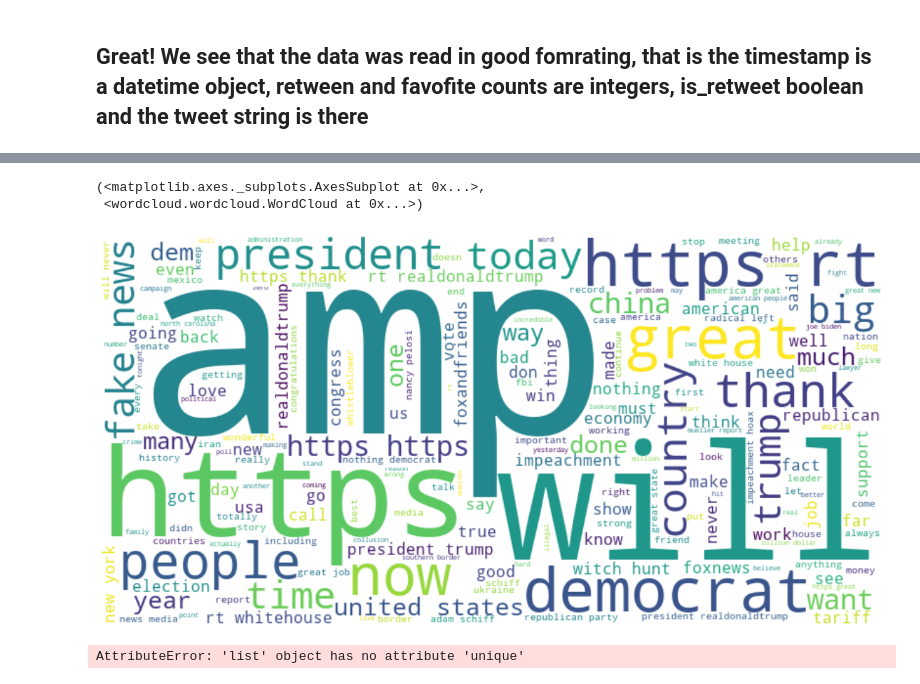
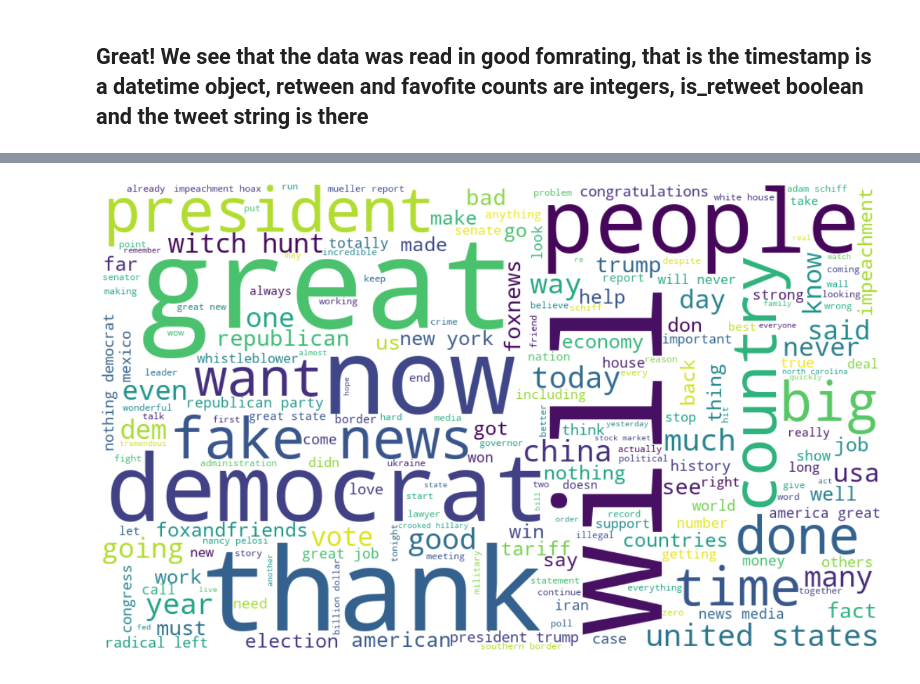
Before and after one commit to emmanuel-garza/presidential-tweets, a Jupyter notebook: exploratory_data_analysis.ipynb, the cells around one changed output, grey strips where cells are left out. Drawn from its saved outputs; the diff is of its cells as text; code cells hidden in the pictures.

```diff
--- a/exploratory_data_analysis.ipynb
+++ b/exploratory_data_analysis.ipynb
@@ -123,5 +132,42 @@ def token_text(text):
+# %%
+def token_text(text):
+    """
+    Tokenize and cleanup text
+    """
+    # Remove hyperlinks
+    text = re.sub("http.*s?", "", text)
+
+    # Remove ampersand (which is in text) and replace it with 'AND'
+    text = re.sub("&.*amp;?", "AND", text)
+
+    # Split into words using NLTK's word tokenizer
+    words = tokenize.word_tokenize(text)
+
+    # Convert to lowercase and remove punctuation signs
+    words = [w.lower() for w in words if w.isalpha()]
+
+    return words
+
+def token_text_caps(text):
+    """
+    Tokenize for ALL CAPS -> Trump tweets
+    """
+    # Remove hyperlinks
+    text = re.sub("http.*s?", "", text)
+
+    # Remove ampersand (which is in text) and replace it with 'AND'
+    text = re.sub("&.*amp;?", "AND", text)
+
+    # Split into words using NLTK's word tokenizer
+    words = tokenize.word_tokenize(text)
+
+    # Convert to lowercase and remove punctuation signs
+    words = [w for w in words if (w.isalpha() and w.isupper())]
+
+    return words
 # %%
 df['words'] = df.text.apply(token_text)
+df['words_caps'] = df.text.apply(token_text_caps)
 # %%
 df.head(n=20)
 # %% [output]
@@ -145,21 +191,15 @@ df.head(n=20)
 # %%
-
 def plot_wordcloud(words, ax=None, title=''):
     """Convenient function to generate and plot wordcloud from list of words"""
     if ax is None: fig, ax = plt.subplots(figsize=(20,15))
     # Generate wordcloud and plot
-    wordcloud = WordCloud(background_color='white', width=800, height=400).generate(' '.join(words))
+    wordcloud = WordCloud(background_color='white', width=1000, height=600).generate(' '.join(words))
     ax.imshow(wordcloud, interpolation='bilinear')
     ax.set_axis_off()
     ax.set_title(title)
     return ax, wordcloud
 # %%
-plot_wordcloud(df[df['is_retweet']==False].words.sum())
+ax, wordcloud = plot_wordcloud(df[df['is_retweet']==False].words.sum())
+plt.savefig('img/trump_tweets.png', bbox_inches='tight')
 # %% [output]
-(<matplotlib.axes._subplots.AxesSubplot at 0x...>,
- <wordcloud.wordcloud.WordCloud at 0x...>)
-[figure, old version]
+[figure, new version]
-# %%
-df.words.sum()
-# %% [output]
-AttributeError: 'list' object has no attribute 'unique'
```
Also changed, not shown: parts of 9 cells of this notebook, 2 other files.
